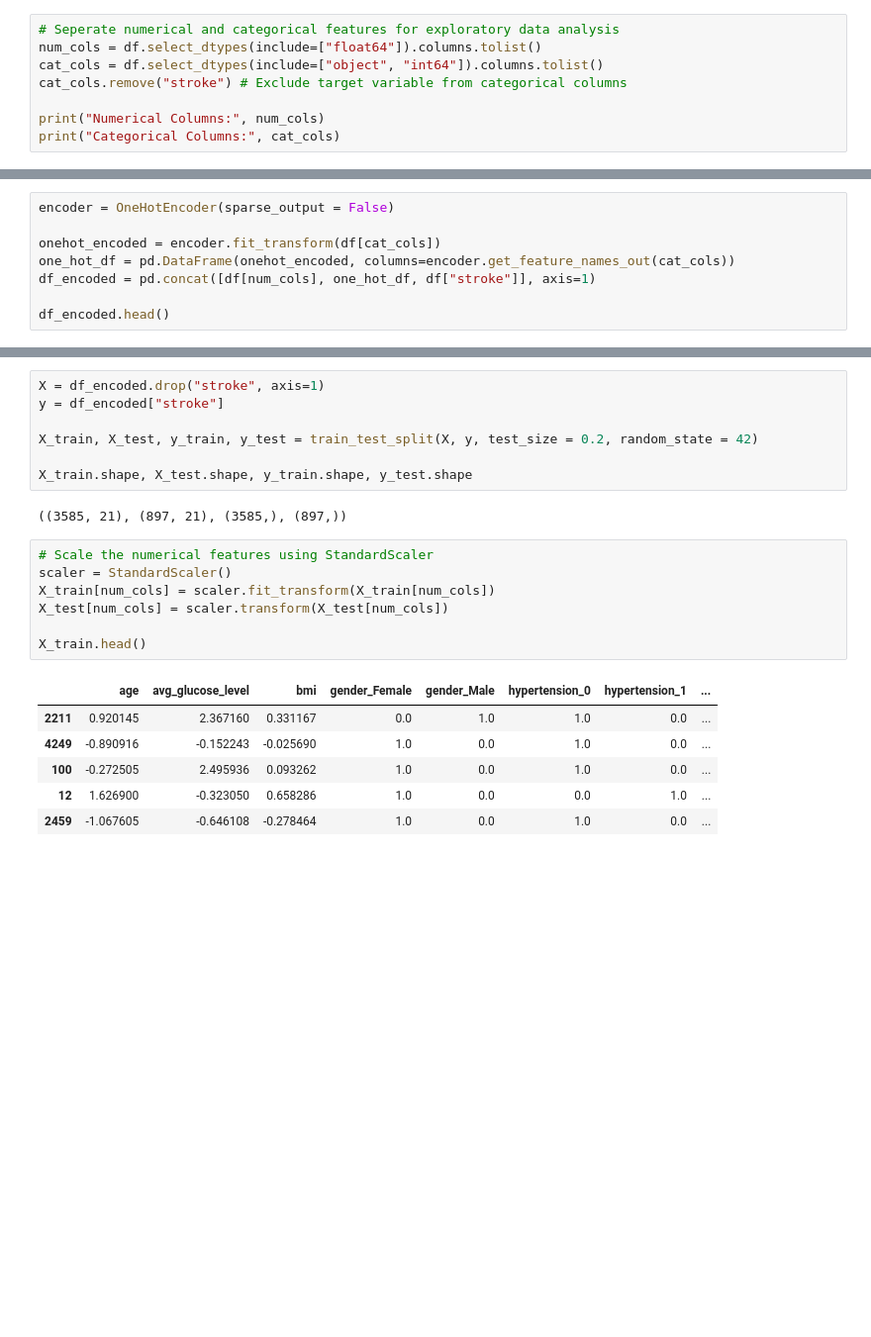
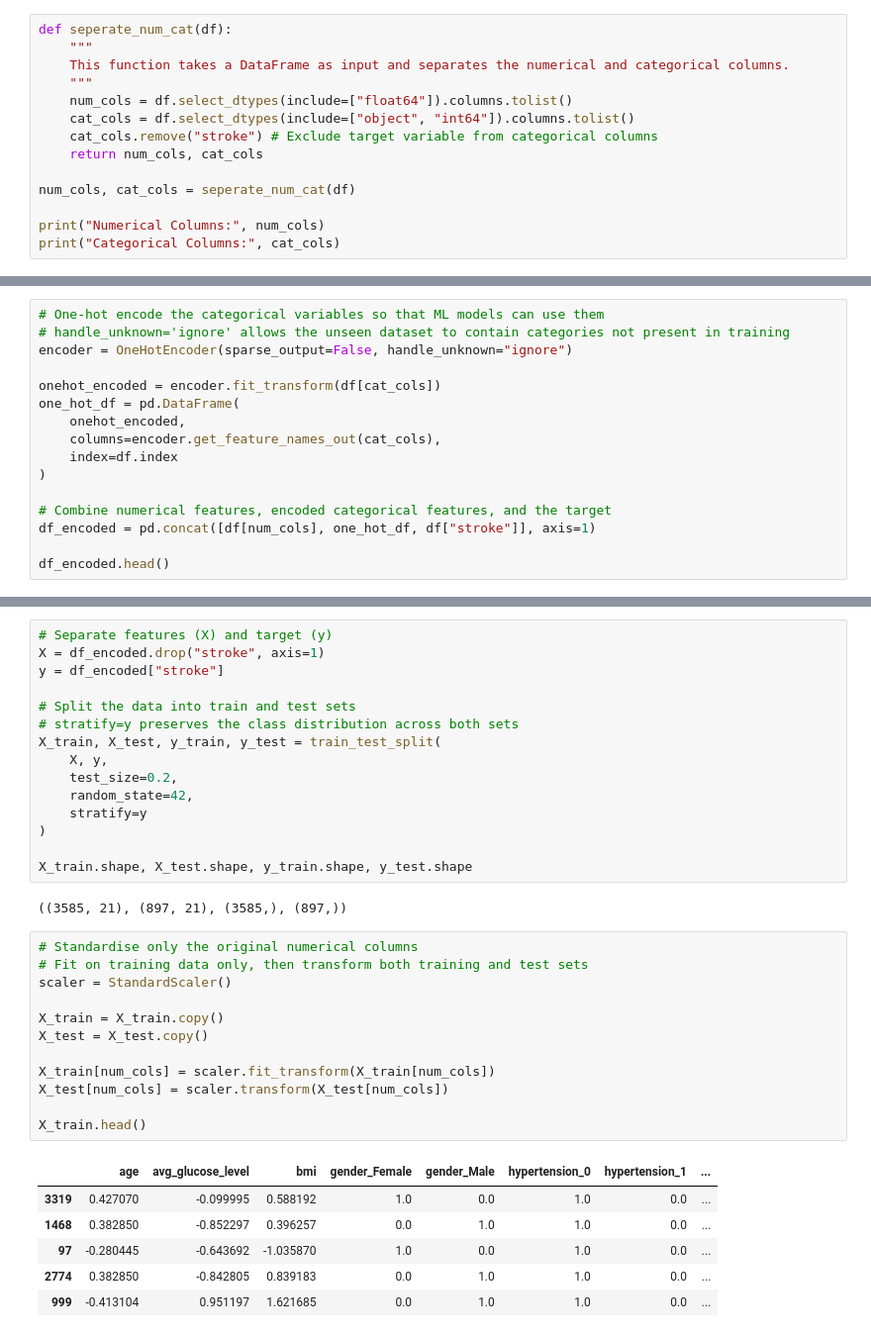
Before and after one commit to sunilramjali/ml_datascienceproject_remote, a Jupyter notebook: brainstroke.ipynb, the cells around one changed output, grey strips where cells are left out. Shown at 99% size. Saved outputs shown, nothing was run; the diff lists cells and outputs as text; blank space fills up the shorter version.

```diff
--- a/brainstroke.ipynb
+++ b/brainstroke.ipynb
@@ -117,8 +151,14 @@ Name: proportion, dtype: float64
 # %%
-# Seperate numerical and categorical features for exploratory data analysis
-num_cols = df.select_dtypes(include=["float64"]).columns.tolist()
-cat_cols = df.select_dtypes(include=["object", "int64"]).columns.tolist()
-cat_cols.remove("stroke") # Exclude target variable from categorical columns
+def seperate_num_cat(df):
+    """
+    This function takes a DataFrame as input and separates the numerical and categorical columns.
+    """
+    num_cols = df.select_dtypes(include=["float64"]).columns.tolist()
+    cat_cols = df.select_dtypes(include=["object", "int64"]).columns.tolist()
+    cat_cols.remove("stroke") # Exclude target variable from categorical columns
+    return num_cols, cat_cols
+
+num_cols, cat_cols = seperate_num_cat(df)
 
 print("Numerical Columns:", num_cols)
 print("Categorical Columns:", cat_cols)
@@ -333,8 +363,16 @@ Data Encode
 # %%
-encoder = OneHotEncoder(sparse_output = False)
+# One-hot encode the categorical variables so that ML models can use them
+# handle_unknown='ignore' allows the unseen dataset to contain categories not present in training
+encoder = OneHotEncoder(sparse_output=False, handle_unknown="ignore")
 
 onehot_encoded = encoder.fit_transform(df[cat_cols])
-one_hot_df = pd.DataFrame(onehot_encoded, columns=encoder.get_feature_names_out(cat_cols))
+one_hot_df = pd.DataFrame(
+    onehot_encoded,
+    columns=encoder.get_feature_names_out(cat_cols),
+    index=df.index
+)
+
+# Combine numerical features, encoded categorical features, and the target
 df_encoded = pd.concat([df[num_cols], one_hot_df, df["stroke"]], axis=1)
 
 df_encoded.head()
@@ -353,25 +394,38 @@ Start with splitting data into train and test before standard scaling to prevent
 # %%
+# Separate features (X) and target (y)
 X = df_encoded.drop("stroke", axis=1)
 y = df_encoded["stroke"]
 
-X_train, X_test, y_train, y_test = train_test_split(X, y, test_size = 0.2, random_state = 42)
+# Split the data into train and test sets
+# stratify=y preserves the class distribution across both sets
+X_train, X_test, y_train, y_test = train_test_split(
+    X, y,
+    test_size=0.2,
+    random_state=42,
+    stratify=y
+)
 
 X_train.shape, X_test.shape, y_train.shape, y_test.shape
 # %% [output]
 ((3585, 21), (897, 21), (3585,), (897,))
 # %%
-# Scale the numerical features using StandardScaler
+# Standardise only the original numerical columns
+# Fit on training data only, then transform both training and test sets
 scaler = StandardScaler()
+
+X_train = X_train.copy()
+X_test = X_test.copy()
+
 X_train[num_cols] = scaler.fit_transform(X_train[num_cols])
 X_test[num_cols] = scaler.transform(X_test[num_cols])
 
 X_train.head()
 # %% [output]
 |  | age | avg_glucose_level | bmi | gender_Female | gender_Male | hypertension_0 | hypertension_1 | ... |
-| 2211 | 0.920145 | 2.367160 | 0.331167 | 0.0 | 1.0 | 1.0 | 0.0 | ... |
-| 4249 | -0.890916 | -0.152243 | -0.025690 | 1.0 | 0.0 | 1.0 | 0.0 | ... |
-| 100 | -0.272505 | 2.495936 | 0.093262 | 1.0 | 0.0 | 1.0 | 0.0 | ... |
-| 12 | 1.626900 | -0.323050 | 0.658286 | 1.0 | 0.0 | 0.0 | 1.0 | ... |
-| 2459 | -1.067605 | -0.646108 | -0.278464 | 1.0 | 0.0 | 1.0 | 0.0 | ... |
+| 3319 | 0.427070 | -0.099995 | 0.588192 | 1.0 | 0.0 | 1.0 | 0.0 | ... |
+| 1468 | 0.382850 | -0.852297 | 0.396257 | 0.0 | 1.0 | 1.0 | 0.0 | ... |
+| 97 | -0.280445 | -0.643692 | -1.035870 | 1.0 | 0.0 | 1.0 | 0.0 | ... |
+| 2774 | 0.382850 | -0.842805 | 0.839183 | 0.0 | 1.0 | 1.0 | 0.0 | ... |
+| 999 | -0.413104 | 0.951197 | 1.621685 | 0.0 | 1.0 | 1.0 | 0.0 | ... |
 5 rows × 21 columns
 # %% [markdown]
```
Also changed, not shown: parts of 60 cells of this notebook, 12 other files.
